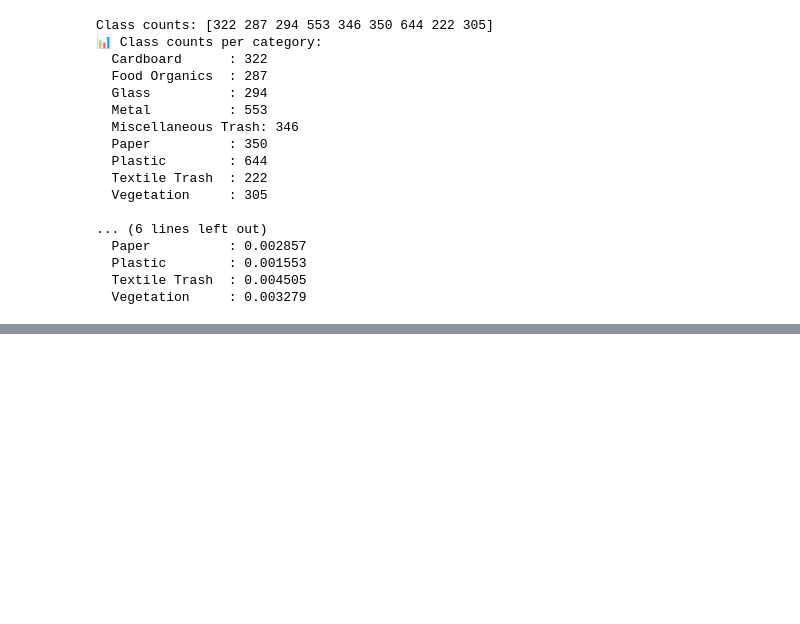
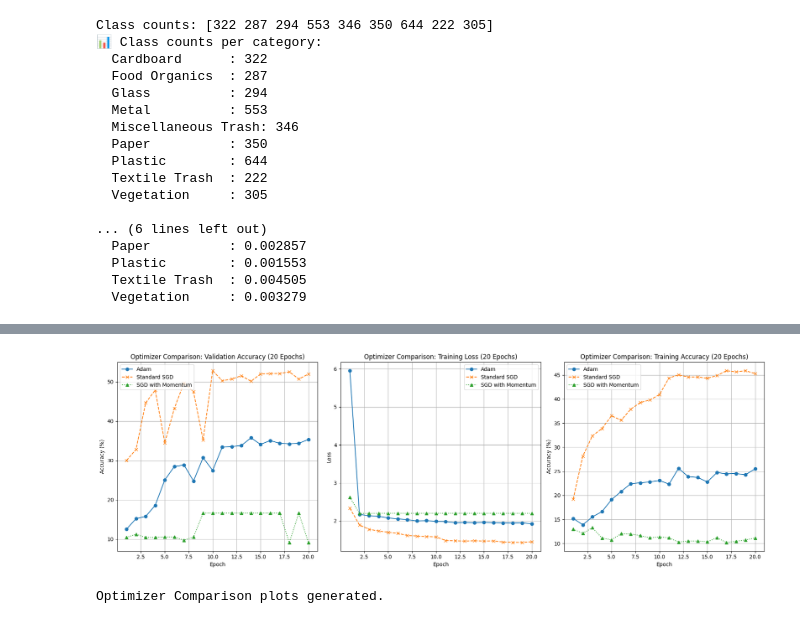
Before and after one commit to lahirunie-dulsara/EN3150-Assignment-3-CNN, a Jupyter notebook: RealWaste.ipynb, the cells around one changed output, grey strips where cells are left out. Cells and saved outputs as stored; diff of their text form; code cells hidden in the pictures; blank space fills up the shorter version.

```diff
--- a/RealWaste.ipynb
+++ b/RealWaste.ipynb
@@ -235,19 +245,0 @@ Epoch [100/100] — Train Loss: 0.7937
-# %%
-val_loader = DataLoader(val_dataset, batch_size=32, shuffle=False)
-test_loader = DataLoader(test_dataset, batch_size=32, shuffle=False)
-# %%
-val_correct = 0
-val_total = 0
-
-model.eval()  # disable dropout/batchnorm randomness
-
-with torch.no_grad():  # no gradient computation
-    for images, labels in val_loader:
-        images, labels = images.to(device), labels.to(device)
-        outputs = model(images)
-        _, predicted = torch.max(outputs, 1)
-        val_total += labels.size(0)
-        val_correct += (predicted == labels).sum().item()
-
-val_acc = 100 * val_correct / val_total
-print(f"\n✅ Validation Accuracy: {val_acc:.2f}%")
@@ -267,0 +413,44 @@ plt.show()
+# %%
+# --- Plotting Comparison ---
+plt.figure(figsize=(18, 6))
+
+# Plot Validation Accuracy Comparison
+plt.subplot(1, 3, 1)
+plt.plot(range(1, NUM_EPOCHS_COMP + 1), adam_val_accuracies, marker='o', linestyle='-', label='Adam')
+plt.plot(range(1, NUM_EPOCHS_COMP + 1), sgd_val_accuracies, marker='x', linestyle='--', label='Standard SGD')
+plt.plot(range(1, NUM_EPOCHS_COMP + 1), sgd_momentum_val_accuracies, marker='^', linestyle=':', label='SGD with Momentum')
+plt.title(f"Optimizer Comparison: Validation Accuracy ({NUM_EPOCHS_COMP} Epochs)")
+plt.xlabel("Epoch")
+plt.ylabel("Accuracy (%)")
+plt.legend()
+plt.grid(True)
+
+# Plot Training Loss Comparison
+plt.subplot(1, 3, 2)
+plt.plot(range(1, NUM_EPOCHS_COMP + 1), adam_train_losses, marker='o', linestyle='-', label='Adam')
+plt.plot(range(1, NUM_EPOCHS_COMP + 1), sgd_train_losses, marker='x', linestyle='--', label='Standard SGD')
+plt.plot(range(1, NUM_EPOCHS_COMP + 1), sgd_momentum_train_losses, marker='^', linestyle=':', label='SGD with Momentum')
+plt.title(f"Optimizer Comparison: Training Loss ({NUM_EPOCHS_COMP} Epochs)")
+plt.xlabel("Epoch")
+plt.ylabel("Loss")
+plt.legend()
+plt.grid(True)
+
+# Plot Training Accuracy Comparison
+plt.subplot(1, 3, 3)
+plt.plot(range(1, NUM_EPOCHS_COMP + 1), adam_train_accuracies, marker='o', linestyle='-', label='Adam')
+plt.plot(range(1, NUM_EPOCHS_COMP + 1), sgd_train_accuracies, marker='x', linestyle='--', label='Standard SGD')
+plt.plot(range(1, NUM_EPOCHS_COMP + 1), sgd_momentum_train_accuracies, marker='^', linestyle=':', label='SGD with Momentum')
+plt.title(f"Optimizer Comparison: Training Accuracy ({NUM_EPOCHS_COMP} Epochs)")
+plt.xlabel("Epoch")
+plt.ylabel("Accuracy (%)")
+plt.legend()
+plt.grid(True)
+
+plt.tight_layout()
+plt.show()
+
+print("\nOptimizer Comparison plots generated.")
+# %% [output]
+[figure, added]
+Optimizer Comparison plots generated.
```
Also changed, not shown: parts of 14 cells of this notebook.
